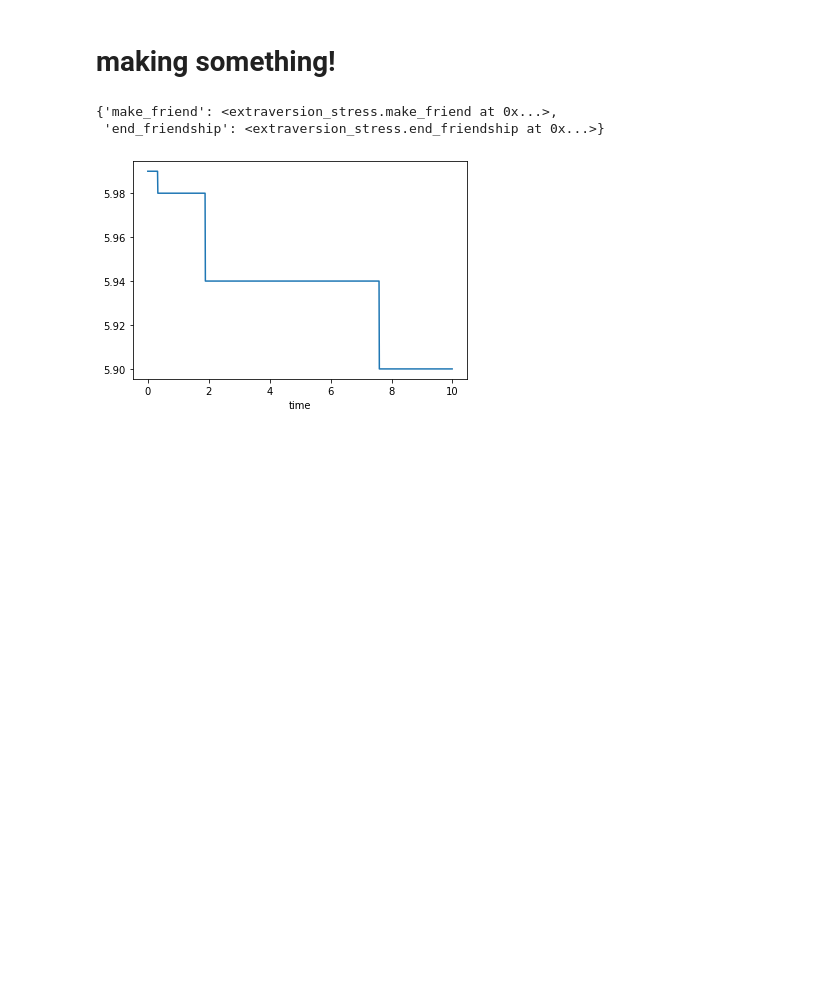
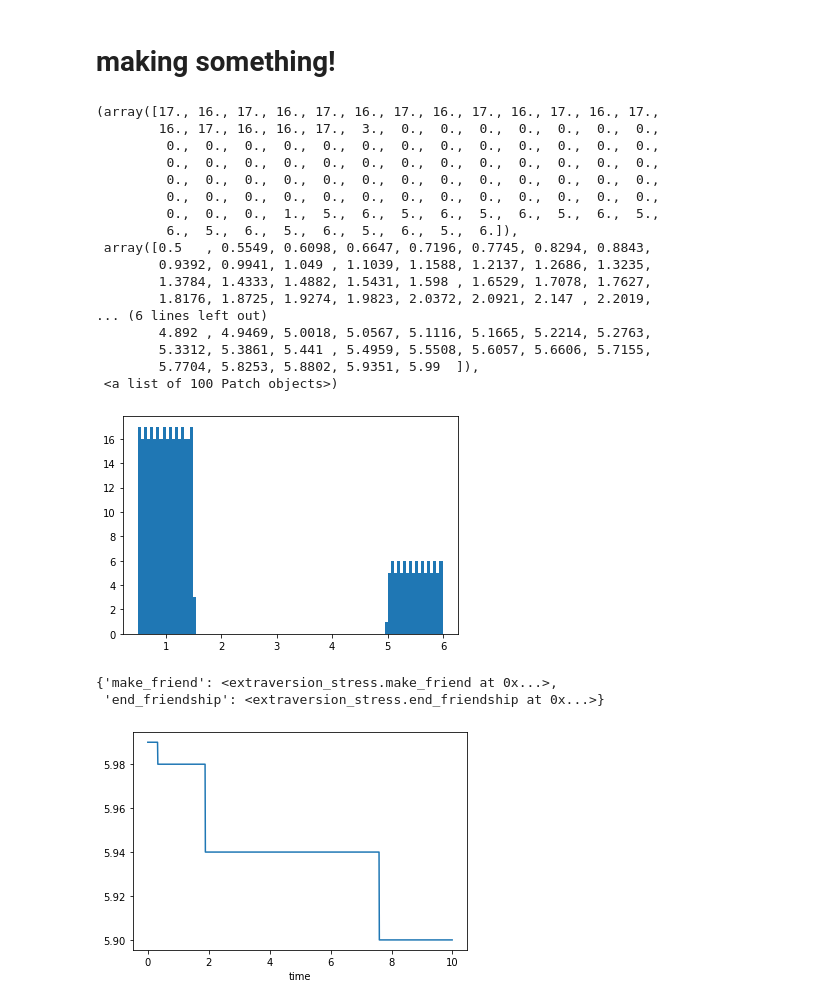
Before and after one commit to amcgail/mitchu, a Jupyter notebook: 0 playing around.ipynb, the cells around one changed output. Saved outputs shown, nothing was run; the diff lists cells and outputs as text; code cells hidden in the pictures; blank space fills up the shorter version.

```diff
--- a/0 playing around.ipynb
+++ b/0 playing around.ipynb
@@ -8,6 +8,27 @@ from extraversion_stress import *
 extraverts = [ Person(extraversion=float(i)/300+0.5) for i in range(300) ]
 introverts = [ Person(extraversion=float(i)/100+5) for i in range(100) ]
 people = extraverts + introverts
+# %%
+plt.hist([x.args['extraversion'] for x in people], bins=100)
+# %% [output]
+(array([17., 16., 17., 16., 17., 16., 17., 16., 17., 16., 17., 16., 17.,
+        16., 17., 16., 16., 17.,  3.,  0.,  0.,  0.,  0.,  0.,  0.,  0.,
+         0.,  0.,  0.,  0.,  0.,  0.,  0.,  0.,  0.,  0.,  0.,  0.,  0.,
+         0.,  0.,  0.,  0.,  0.,  0.,  0.,  0.,  0.,  0.,  0.,  0.,  0.,
+         0.,  0.,  0.,  0.,  0.,  0.,  0.,  0.,  0.,  0.,  0.,  0.,  0.,
+         0.,  0.,  0.,  0.,  0.,  0.,  0.,  0.,  0.,  0.,  0.,  0.,  0.,
+         0.,  0.,  0.,  1.,  5.,  6.,  5.,  6.,  5.,  6.,  5.,  6.,  5.,
+         6.,  5.,  6.,  5.,  6.,  5.,  6.,  5.,  6.]),
+ array([0.5   , 0.5549, 0.6098, 0.6647, 0.7196, 0.7745, 0.8294, 0.8843,
+        0.9392, 0.9941, 1.049 , 1.1039, 1.1588, 1.2137, 1.2686, 1.3235,
+        1.3784, 1.4333, 1.4882, 1.5431, 1.598 , 1.6529, 1.7078, 1.7627,
+        1.8176, 1.8725, 1.9274, 1.9823, 2.0372, 2.0921, 2.147 , 2.2019,
+... (6 lines left out)
+        4.892 , 4.9469, 5.0018, 5.0567, 5.1116, 5.1665, 5.2214, 5.2763,
+        5.3312, 5.3861, 5.441 , 5.4959, 5.5508, 5.6057, 5.6606, 5.7155,
+        5.7704, 5.8253, 5.8802, 5.9351, 5.99  ]),
+ <a list of 100 Patch objects>)
+[figure, added]
 # %%
 [p.addact([make_friend(minT=5,maxT=100),end_friendship(maxT=30,minT=2)]) for p in people];
 # %%
```
Also changed, not shown: 5 other files.
